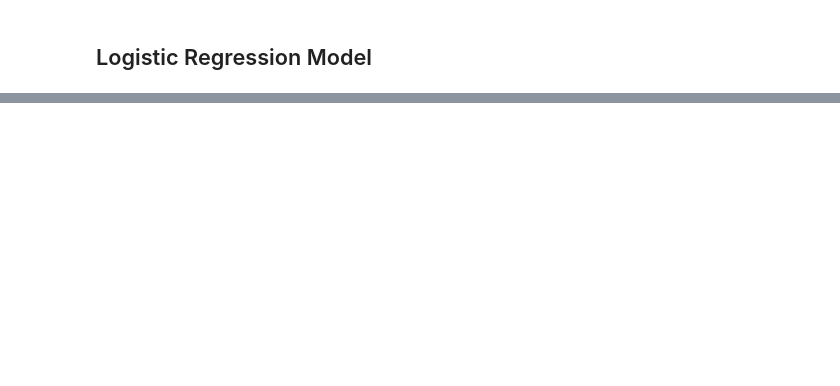
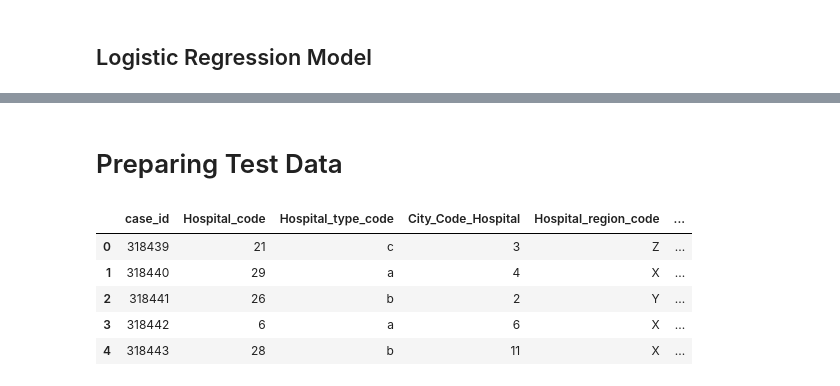
Before and after one commit to wjcutrone/Hospital-Stay-Predictor, a Jupyter notebook: WC/ML_Analysis.ipynb, the cells around one changed output, grey strips where cells are left out. Cells and saved outputs as stored; diff of their text form; code cells hidden in the pictures; blank space fills up the shorter version.

```diff
--- a/WC/ML_Analysis.ipynb
+++ b/WC/ML_Analysis.ipynb
@@ -238,0 +268,13 @@ lr_classifier.score(X, y)
+# %% [markdown]
+# Preparing Test Data
+# %%
+#Setting up the test data
+test_data = pd.read_csv('data/test_data.csv')
+test_data.head()
+# %% [output]
+|  | case_id | Hospital_code | Hospital_type_code | City_Code_Hospital | Hospital_region_code | ... |
+| 0 | 318439 | 21 | c | 3 | Z | ... |
+| 1 | 318440 | 29 | a | 4 | X | ... |
+| 2 | 318441 | 26 | b | 2 | Y | ... |
+| 3 | 318442 | 6 | a | 6 | X | ... |
+| 4 | 318443 | 28 | b | 11 | X | ... |
```
Also changed, not shown: parts of 24 cells of this notebook.
